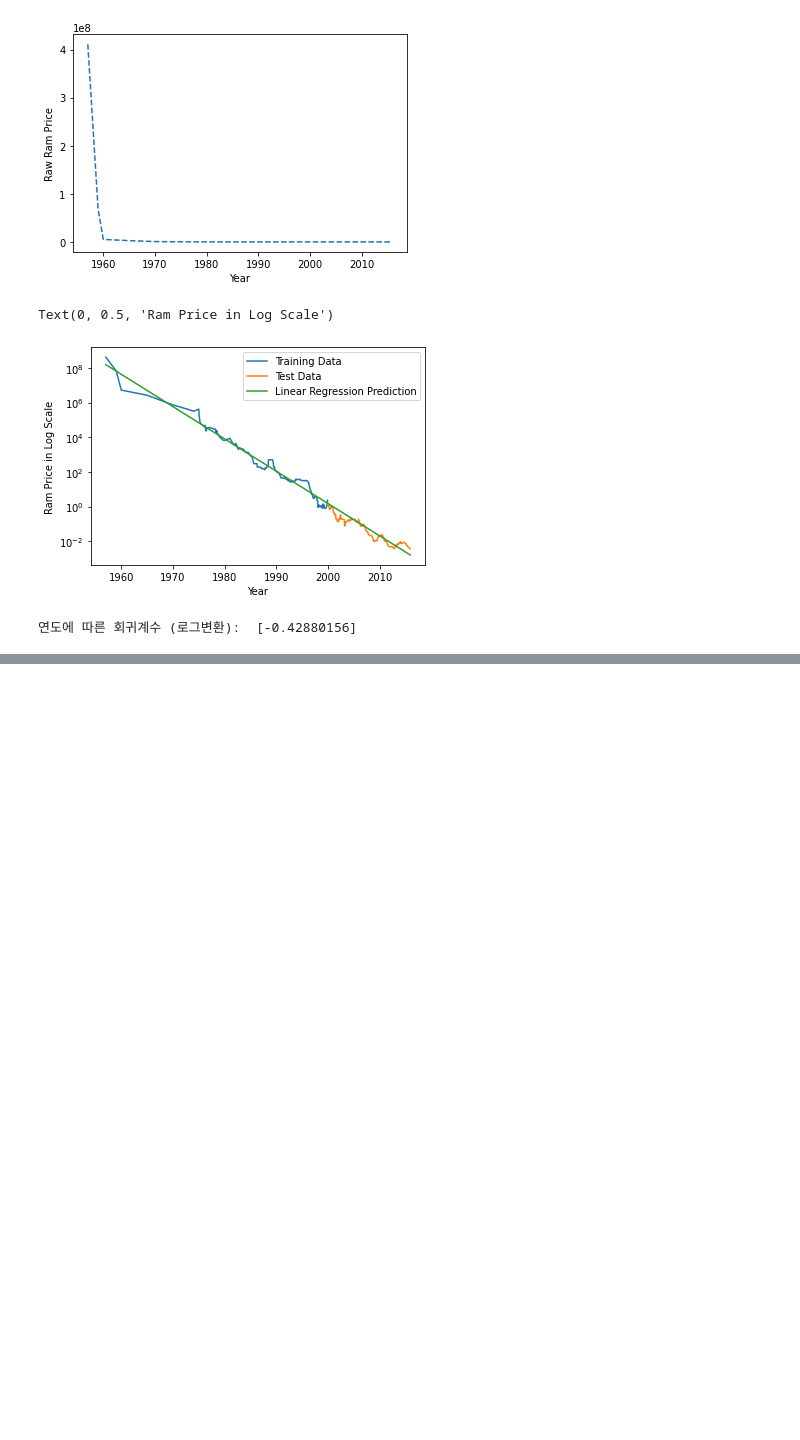
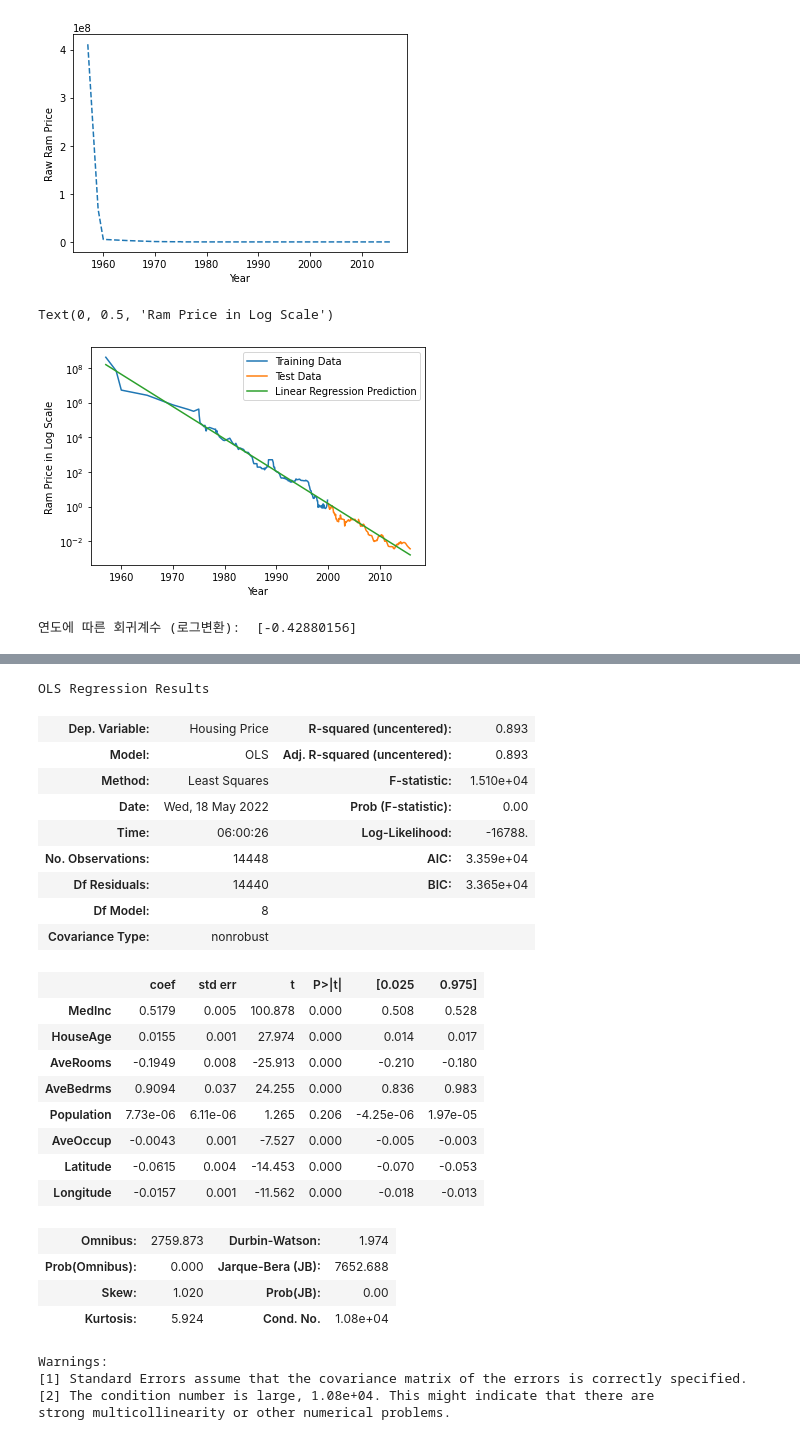
Before and after one commit to davidjjeong/multiple_linear_regression, a Jupyter notebook: MLR_Practice.ipynb, the cells around one changed output, grey strips where cells are left out. Drawn from its saved outputs; the diff is of its cells as text; code cells hidden in the pictures; blank space fills up the shorter version.

```diff
--- a/MLR_Practice.ipynb
+++ b/MLR_Practice.ipynb
@@ -126,0 +221,32 @@ print('연도에 따른 회귀계수 (로그변환): ', linear_reg.coef_)
+# %%
+lm = sm.OLS(train_data['Housing Price'], train_data.drop(['Housing Price'], axis=1))
+lm_trained = lm.fit()
+display(lm_trained.summary())
+# %% [output]
+OLS Regression Results
+| Dep. Variable: | Housing Price | R-squared (uncentered): | 0.893 |
+| Model: | OLS | Adj. R-squared (uncentered): | 0.893 |
+| Method: | Least Squares | F-statistic: | 1.510e+04 |
+| Date: | Wed, 18 May 2022 | Prob (F-statistic): | 0.00 |
+| Time: | 06:00:26 | Log-Likelihood: | -16788. |
+| No. Observations: | 14448 | AIC: | 3.359e+04 |
+| Df Residuals: | 14440 | BIC: | 3.365e+04 |
+| Df Model: | 8 |  |  |
+| Covariance Type: | nonrobust |  |  |
+|  | coef | std err | t | P>|t| | [0.025 | 0.975] |
+| MedInc | 0.5179 | 0.005 | 100.878 | 0.000 | 0.508 | 0.528 |
+| HouseAge | 0.0155 | 0.001 | 27.974 | 0.000 | 0.014 | 0.017 |
+| AveRooms | -0.1949 | 0.008 | -25.913 | 0.000 | -0.210 | -0.180 |
+| AveBedrms | 0.9094 | 0.037 | 24.255 | 0.000 | 0.836 | 0.983 |
+| Population | 7.73e-06 | 6.11e-06 | 1.265 | 0.206 | -4.25e-06 | 1.97e-05 |
+| AveOccup | -0.0043 | 0.001 | -7.527 | 0.000 | -0.005 | -0.003 |
+| Latitude | -0.0615 | 0.004 | -14.453 | 0.000 | -0.070 | -0.053 |
+| Longitude | -0.0157 | 0.001 | -11.562 | 0.000 | -0.018 | -0.013 |
+| Omnibus: | 2759.873 | Durbin-Watson: | 1.974 |
+| Prob(Omnibus): | 0.000 | Jarque-Bera (JB): | 7652.688 |
+| Skew: | 1.020 | Prob(JB): | 0.00 |
+| Kurtosis: | 5.924 | Cond. No. | 1.08e+04 |
+Warnings:
+[1] Standard Errors assume that the covariance matrix of the errors is correctly specified.
+[2] The condition number is large, 1.08e+04. This might indicate that there are
+strong multicollinearity or other numerical problems.
```
Also changed, not shown: parts of 13 cells of this notebook.
